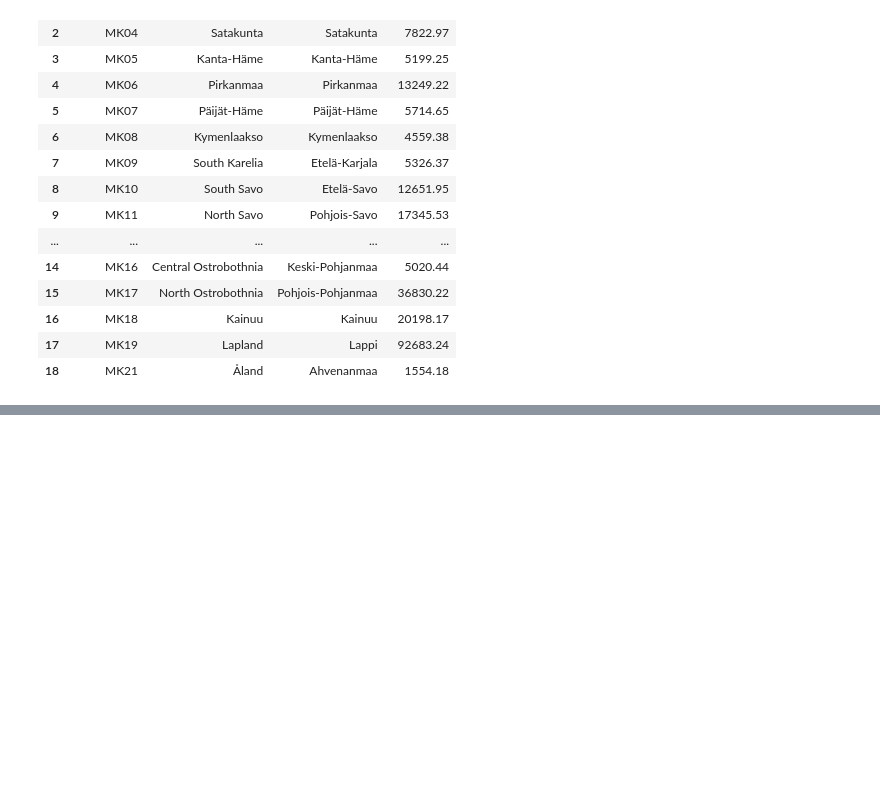
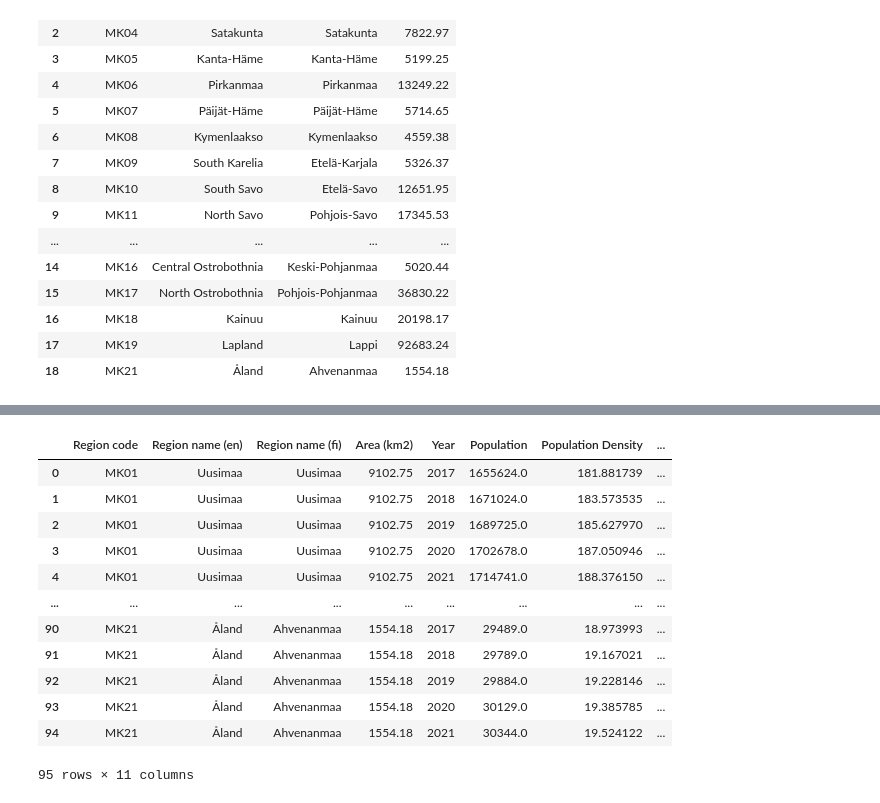
Before and after one commit to gydis/OP-heist-project, a Jupyter notebook: indices_calculation/population_density_index.ipynb, the cells around one changed output, grey strips where cells are left out. Saved outputs shown, nothing was run; the diff lists cells and outputs as text; code cells hidden in the pictures; blank space fills up the shorter version.

```diff
--- a/indices_calculation/population_density_index.ipynb
+++ b/indices_calculation/population_density_index.ipynb
@@ -174,0 +167,6 @@ density_df
+# %%
+# Calculate population density
+df = pd.merge(df, regional_df, on='Region code', how='left')
+df['Population Density'] = df['Population'] / df['Area (km2)']
+
+df
@@ -175 +187,23 @@ density_df
+# %%
+df['Population absolute growth (persons)'] = df.groupby('Region code')['Population'].diff()
+df['Population relative growth (%)'] = df['Population absolute growth (persons)'] / df['Population'] * 100
+
+df['Population Density absolute growth (persons/km2)'] = df.groupby('Region code')['Population Density'].diff()
+df['Population Density relative growth (%)'] = df['Population Density absolute growth (persons/km2)'] / df['Population Density'] * 100
+
+df
+# %% [output]
+|  | Region code | Region name (en) | Region name (fi) | Area (km2) | Year | Population | Population Density | ... |
+| 0 | MK01 | Uusimaa | Uusimaa | 9102.75 | 2017 | 1655624.0 | 181.881739 | ... |
+| 1 | MK01 | Uusimaa | Uusimaa | 9102.75 | 2018 | 1671024.0 | 183.573535 | ... |
+| 2 | MK01 | Uusimaa | Uusimaa | 9102.75 | 2019 | 1689725.0 | 185.627970 | ... |
+| 3 | MK01 | Uusimaa | Uusimaa | 9102.75 | 2020 | 1702678.0 | 187.050946 | ... |
+| 4 | MK01 | Uusimaa | Uusimaa | 9102.75 | 2021 | 1714741.0 | 188.376150 | ... |
+| ... | ... | ... | ... | ... | ... | ... | ... | ... |
+| 90 | MK21 | Åland | Ahvenanmaa | 1554.18 | 2017 | 29489.0 | 18.973993 | ... |
+| 91 | MK21 | Åland | Ahvenanmaa | 1554.18 | 2018 | 29789.0 | 19.167021 | ... |
+| 92 | MK21 | Åland | Ahvenanmaa | 1554.18 | 2019 | 29884.0 | 19.228146 | ... |
+| 93 | MK21 | Åland | Ahvenanmaa | 1554.18 | 2020 | 30129.0 | 19.385785 | ... |
+| 94 | MK21 | Åland | Ahvenanmaa | 1554.18 | 2021 | 30344.0 | 19.524122 | ... |
+95 rows × 11 columns
 # %%
```
Also changed, not shown: parts of 3 cells of this notebook, 1 other file.
